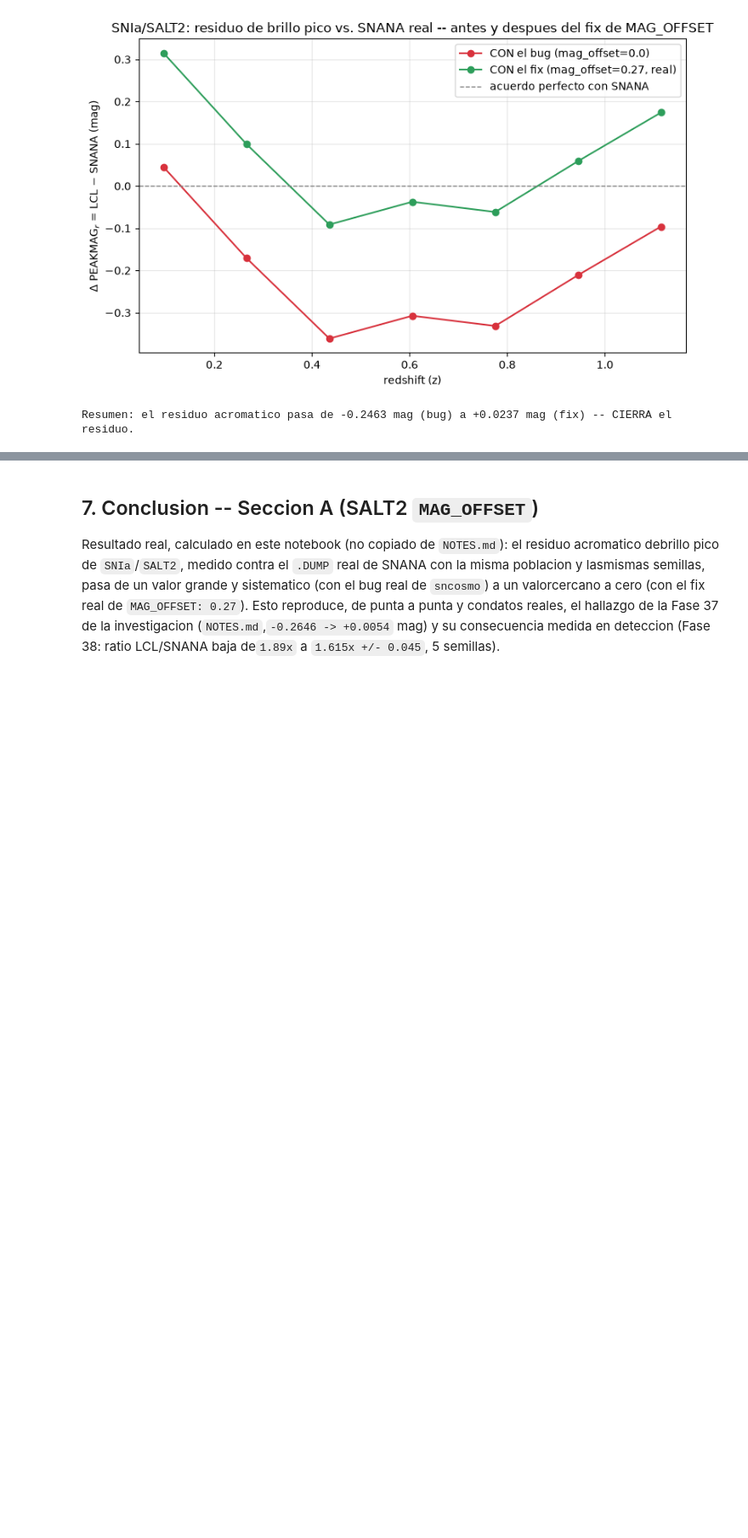
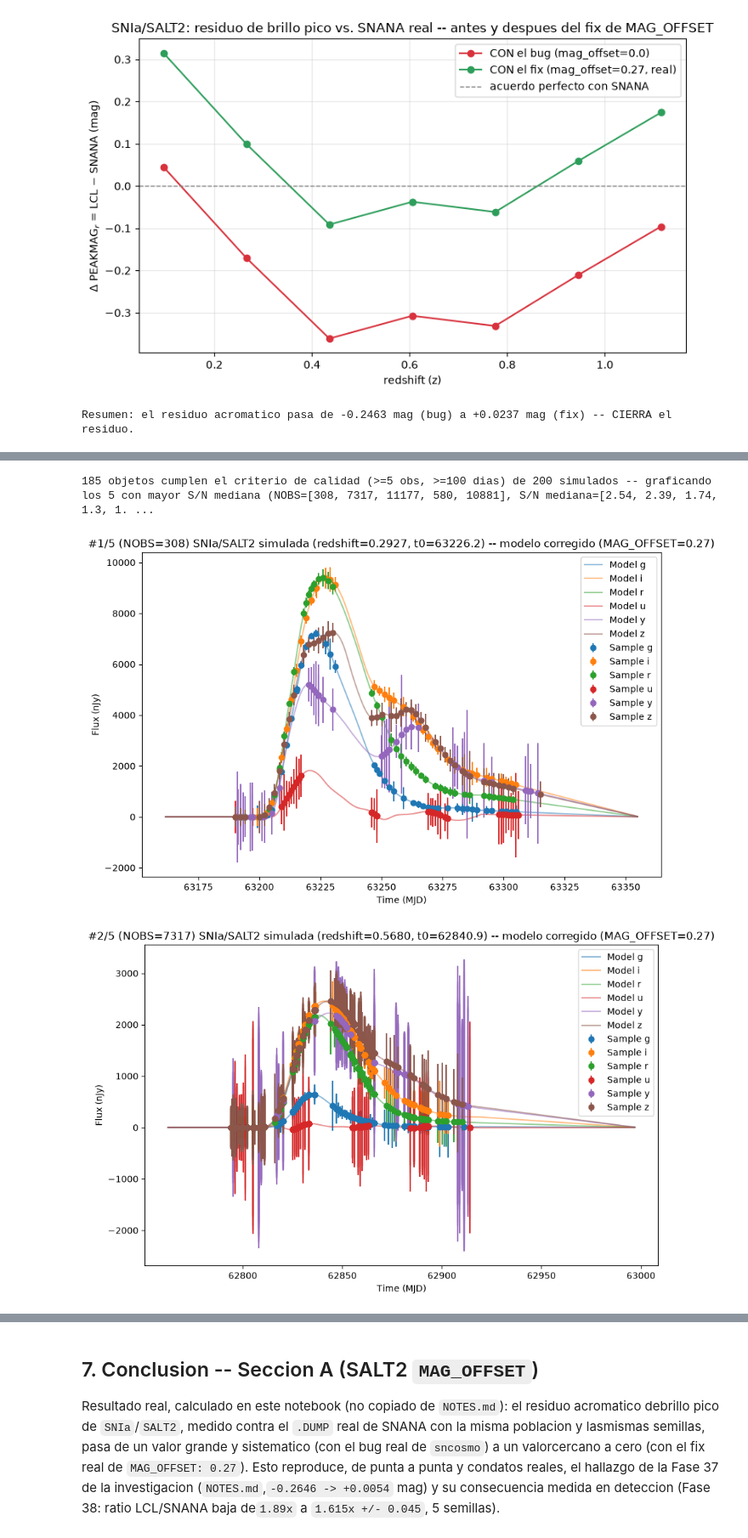
Before and after one commit to mauriciovalenzuela742/ALCeS, a Jupyter notebook: exploration/lightcurvelynx/verificacion_bugs_lightcurvelynx.ipynb, the cells around one changed output, grey strips where cells are left out. Shown at 85% size. Saved outputs shown, nothing was run; the diff lists cells and outputs as text; code cells hidden in the pictures; blank space fills up the shorter version.

```diff
--- a/exploration/lightcurvelynx/verificacion_bugs_lightcurvelynx.ipynb
+++ b/exploration/lightcurvelynx/verificacion_bugs_lightcurvelynx.ipynb
@@ -376,0 +321,69 @@ while count < 3 and curr_idx < len(lightcurves):
+# %%
+from lightcurvelynx.graph_state import GraphState
+from lightcurvelynx.simulate import compute_single_noise_free_lightcurve
+from lightcurvelynx.utils.plotting import plot_lightcurves
+
+N_TOP = 5
+
+source_fix = build_source(mag_offset_real)
+survey_info = SurveyInfo(obstable=obs_table, passbands=passband_group, survey_name="LSST")
+
+lightcurves = simulate_lightcurves(
+    source_fix, 200, survey_info, rest_time_window_offset=(-30, 100),
+    rng=np.random.default_rng(SEED_BASE + 900),
+)
+params_col = lightcurves["params"].copy()
+
+# Candidatas: al menos 5 observaciones reales, que cubran >=100 dias (mismo criterio de calidad
+# que el notebook oficial) -- ordenadas por S/N mediana (|flux_perfect|/fluxerr), no por NOBS ni
+# por orden de simulacion: NOBS alto no implica curva legible (ver celda de markdown arriba).
+candidates = []
+for idx in range(len(lightcurves)):
+    current_lc = lightcurves.iloc[idx]["lightcurve"]
+    if current_lc is None or len(current_lc) == 0:
+        continue
+    lc_mjd = np.asarray(current_lc["mjd"], dtype=float)
+    if len(lc_mjd) < 5 or (np.max(lc_mjd) - np.min(lc_mjd)) < 100:
+        continue
+    lc_flux = np.asarray(current_lc["flux_perfect"], dtype=float)
+    lc_fluxerr = np.asarray(current_lc["fluxerr"], dtype=float)
+    median_snr = float(np.median(np.abs(lc_flux) / lc_fluxerr))
+    candidates.append((idx, len(current_lc), median_snr))
+candidates.sort(key=lambda t: t[2], reverse=True)  # mayor S/N mediana primero
+top_idx = [idx for idx, _, _ in candidates[:N_TOP]]
+
+print(f"{len(candidates)} objetos cumplen el criterio de calidad (>=5 obs, >=100 dias) de "
+      f"{len(lightcurves)} simulados -- graficando los {len(top_idx)} con mayor S/N mediana "
+      f"(NOBS={[n for _, n, _ in candidates[:N_TOP]]}, "
+      f"S/N mediana={[round(s, 2) for _, _, s in candidates[:N_TOP]]}).")
+
+for rank, idx in enumerate(top_idx):
+    result_row = lightcurves.iloc[idx]
+    params_dict = params_col.iloc[idx]
+    current_lc = result_row["lightcurve"]
+
+    lc_filters = np.asarray(current_lc["filter"], dtype=str)
+    lc_mjd = np.asarray(current_lc["mjd"], dtype=float)
+    lc_flux = np.asarray(current_lc["flux_perfect"], dtype=float)
+    lc_fluxerr = np.asarray(current_lc["fluxerr"], dtype=float)
+
+    noise_free_lcs = compute_single_noise_free_lightcurve(
+        source_fix, GraphState.from_dict(params_dict), passband_group,
+        rest_frame_phase_min=-50.0, rest_frame_phase_max=100.0, rest_frame_phase_step=0.5,
+    )
+    redshift = params_dict["source.redshift"]
+    t0 = params_dict["source.t0"]
+
+    ax = plot_lightcurves(
+        fluxes=lc_flux, times=lc_mjd, fluxerrs=lc_fluxerr, filters=lc_filters,
+        underlying_model=noise_free_lcs,
+        title=f"#{rank+1}/{N_TOP} (NOBS={len(current_lc)}) SNIa/SALT2 simulada "
+              f"(redshift={redshift:.4f}, t0={t0:.1f}) -- modelo corregido (MAG_OFFSET=0.27)",
+    )
+    ax.figure.set_size_inches(8, 5)
+    ax.figure.savefig(f"notebook_fig_example_lightcurve_{rank}.png", dpi=130, bbox_inches="tight")
+    plt.show()
+# %% [output]
+185 objetos cumplen el criterio de calidad (>=5 obs, >=100 dias) de 200 simulados -- graficando los 5 con mayor S/N mediana (NOBS=[308, 7317, 11177, 580, 10881], S/N mediana=[2.54, 2.39, 1.74, 1.3, 1. ...
+[figure, added]
+[figure, added]
```
Also changed, not shown: parts of 5 cells of this notebook, 2 other files.
